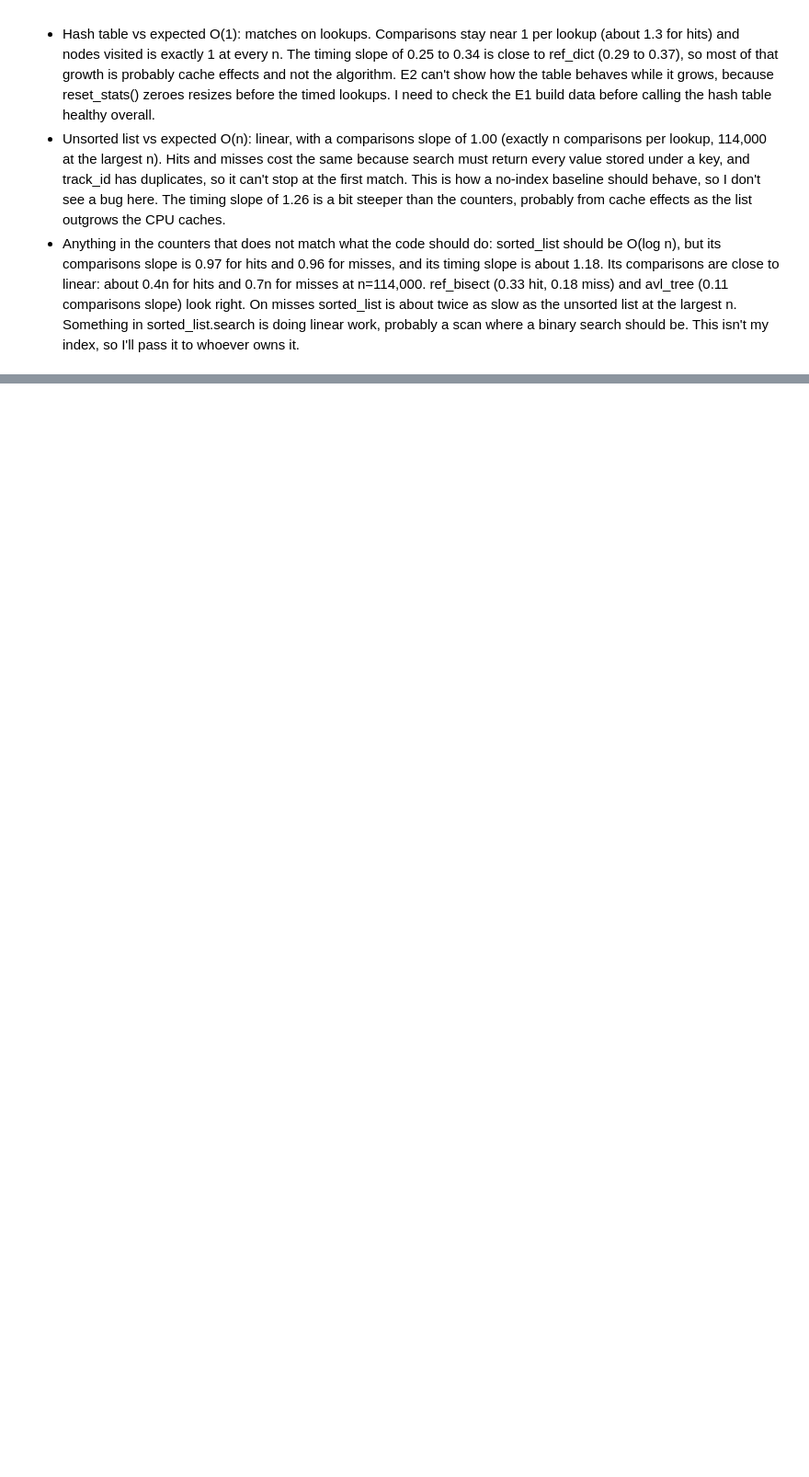
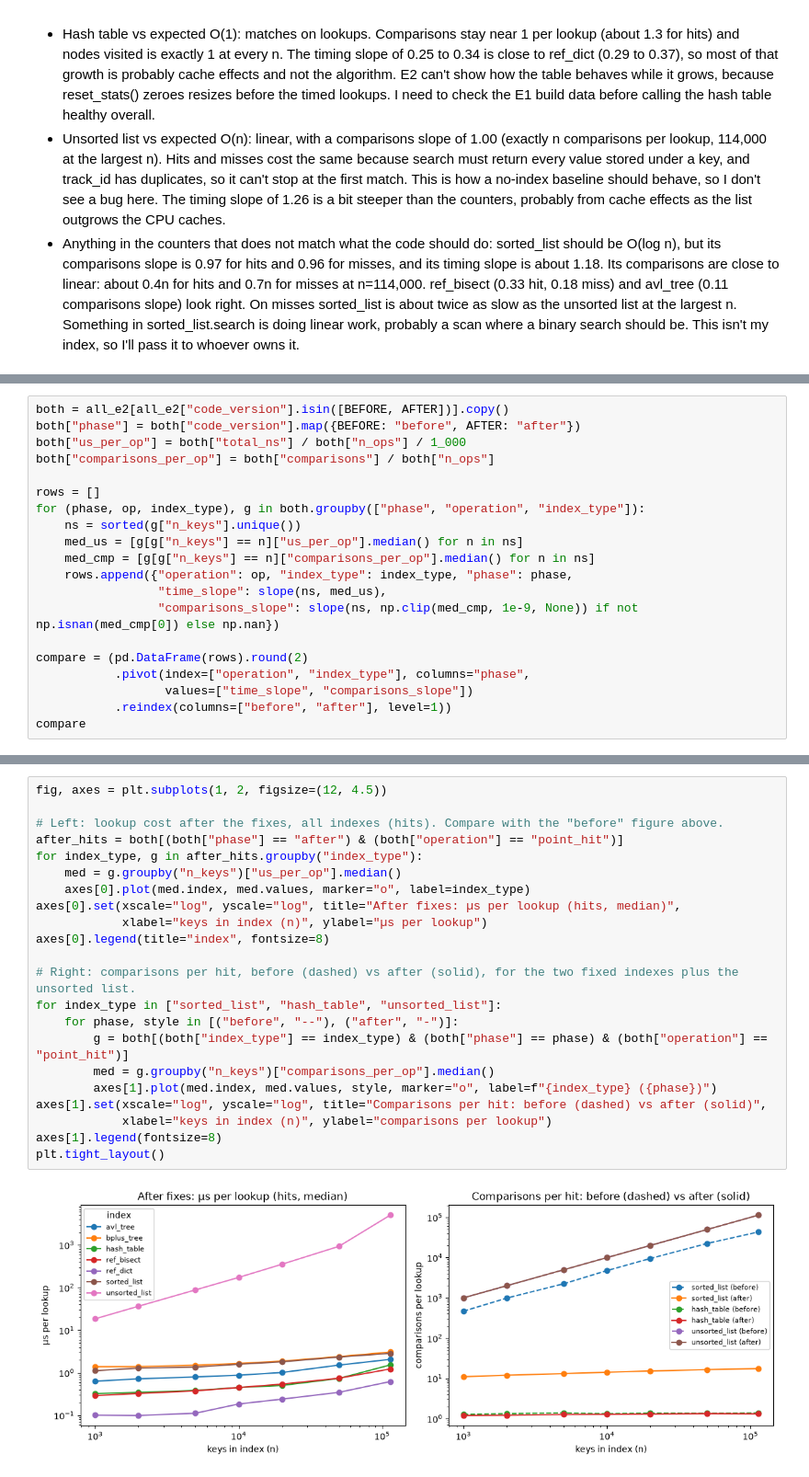
Before and after one commit to balding947/DS4300-Project, a Jupyter notebook: analysis/E2_point_lookups.ipynb, the cells around one changed output, grey strips where cells are left out. Shown at 92% size. Cells and saved outputs as stored; diff of their text form; blank space fills up the shorter version.

Commit message:
Add before/after comparison to E2 notebook

```diff
--- a/analysis/E2_point_lookups.ipynb
+++ b/analysis/E2_point_lookups.ipynb
@@ -199,0 +208,20 @@ counted.groupby(["index_type", "operation"])["resizes"].max().unstack()
+# %%
+both = all_e2[all_e2["code_version"].isin([BEFORE, AFTER])].copy()
+both["phase"] = both["code_version"].map({BEFORE: "before", AFTER: "after"})
+both["us_per_op"] = both["total_ns"] / both["n_ops"] / 1_000
+both["comparisons_per_op"] = both["comparisons"] / both["n_ops"]
+
+rows = []
+for (phase, op, index_type), g in both.groupby(["phase", "operation", "index_type"]):
+    ns = sorted(g["n_keys"].unique())
+    med_us = [g[g["n_keys"] == n]["us_per_op"].median() for n in ns]
+    med_cmp = [g[g["n_keys"] == n]["comparisons_per_op"].median() for n in ns]
+    rows.append({"operation": op, "index_type": index_type, "phase": phase,
+                 "time_slope": slope(ns, med_us),
+                 "comparisons_slope": slope(ns, np.clip(med_cmp, 1e-9, None)) if not np.isnan(med_cmp[0]) else np.nan})
+
+compare = (pd.DataFrame(rows).round(2)
+           .pivot(index=["operation", "index_type"], columns="phase",
+                  values=["time_slope", "comparisons_slope"])
+           .reindex(columns=["before", "after"], level=1))
+compare
@@ -199,0 +246,24 @@ counted.groupby(["index_type", "operation"])["resizes"].max().unstack()
+# %%
+fig, axes = plt.subplots(1, 2, figsize=(12, 4.5))
+
+# Left: lookup cost after the fixes, all indexes (hits). Compare with the "before" figure above.
+after_hits = both[(both["phase"] == "after") & (both["operation"] == "point_hit")]
+for index_type, g in after_hits.groupby("index_type"):
+    med = g.groupby("n_keys")["us_per_op"].median()
+    axes[0].plot(med.index, med.values, marker="o", label=index_type)
+axes[0].set(xscale="log", yscale="log", title="After fixes: µs per lookup (hits, median)",
+            xlabel="keys in index (n)", ylabel="µs per lookup")
+axes[0].legend(title="index", fontsize=8)
+
+# Right: comparisons per hit, before (dashed) vs after (solid), for the two fixed indexes plus the unsorted list.
+for index_type in ["sorted_list", "hash_table", "unsorted_list"]:
+    for phase, style in [("before", "--"), ("after", "-")]:
+        g = both[(both["index_type"] == index_type) & (both["phase"] == phase) & (both["operation"] == "point_hit")]
+        med = g.groupby("n_keys")["comparisons_per_op"].median()
+        axes[1].plot(med.index, med.values, style, marker="o", label=f"{index_type} ({phase})")
+axes[1].set(xscale="log", yscale="log", title="Comparisons per hit: before (dashed) vs after (solid)",
+            xlabel="keys in index (n)", ylabel="comparisons per lookup")
+axes[1].legend(fontsize=8)
+plt.tight_layout()
+# %% [output]
+[figure, added]
```
Also changed, not shown: parts of 9 cells of this notebook.
